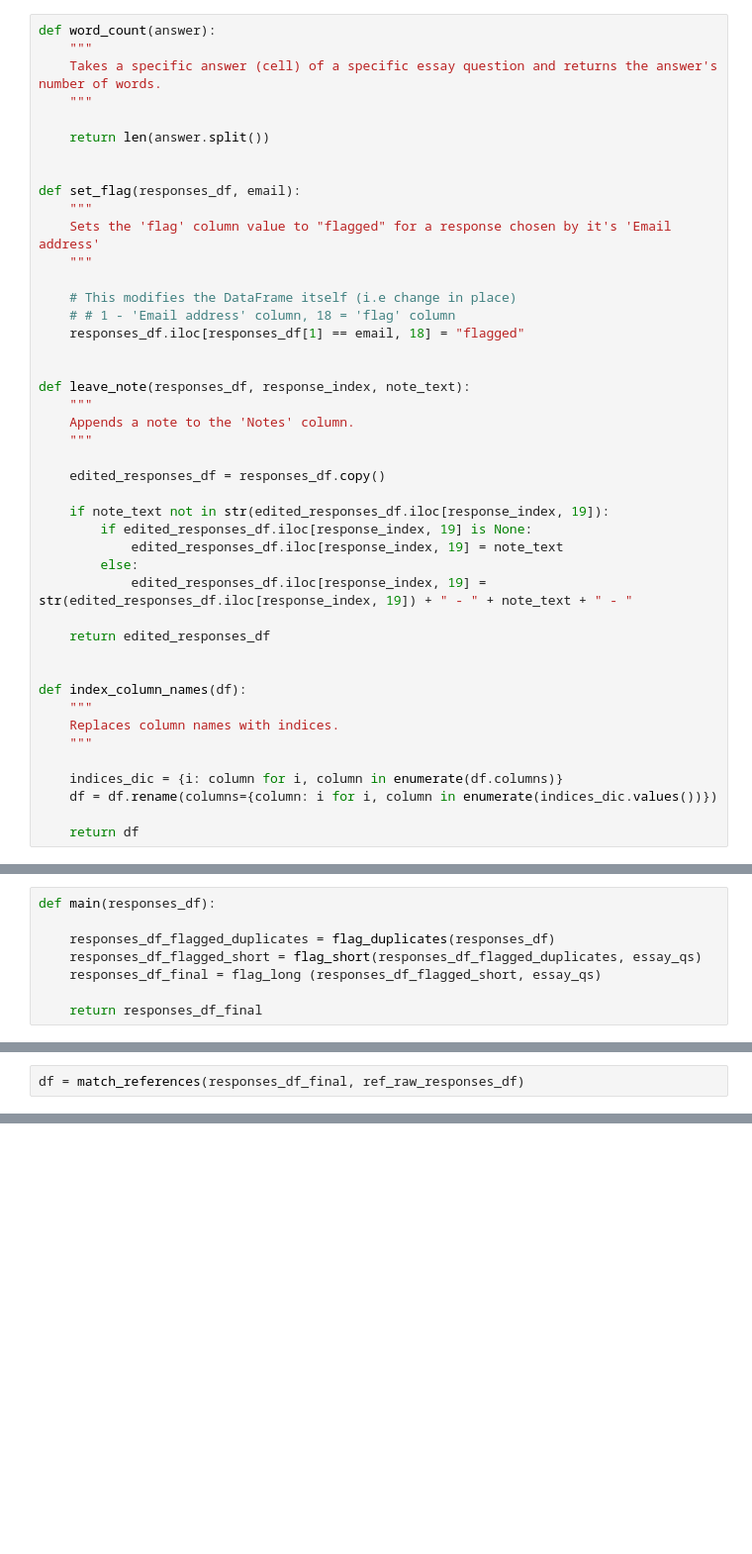
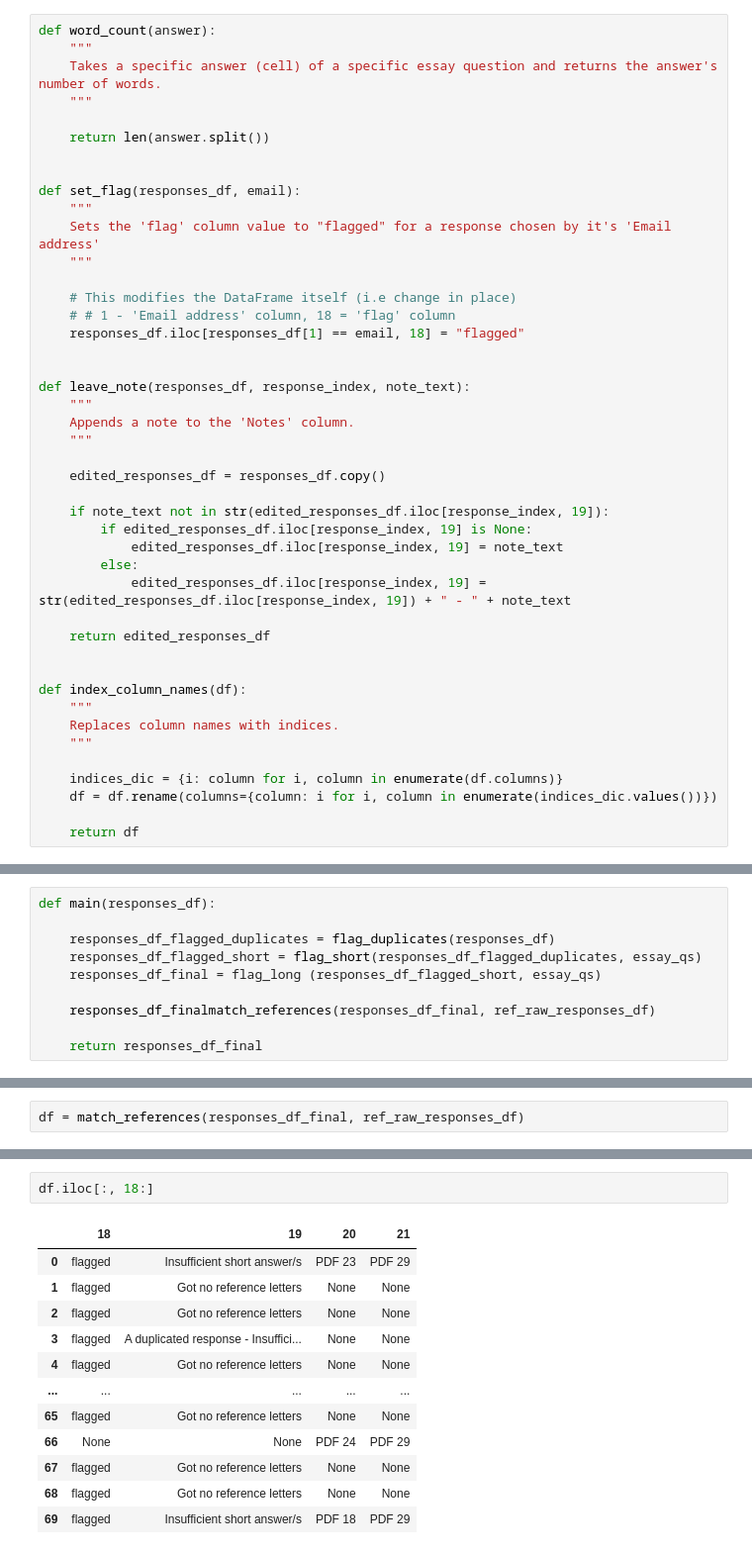
Before and after one commit to trendinafrica/student_selection_process_automation, a Jupyter notebook: main.ipynb, the cells around one changed output, grey strips where cells are left out. Shown: that part at 99% size. Cells and saved outputs as stored; diff of their text form; blank space fills up the shorter version.

```diff
--- a/main.ipynb
+++ b/main.ipynb
@@ -132,7 +137,7 @@ def leave_note(responses_df, response_index, note_text):
         if edited_responses_df.iloc[response_index, 19] is None:
             edited_responses_df.iloc[response_index, 19] = note_text
         else:
-            edited_responses_df.iloc[response_index, 19] = str(edited_responses_df.iloc[response_index, 19]) + " - " + note_text + " - "
+            edited_responses_df.iloc[response_index, 19] = str(edited_responses_df.iloc[response_index, 19]) + " - " + note_text
 
     return edited_responses_df
 
@@ -296,6 +367,8 @@ def main(responses_df):
     responses_df_flagged_short = flag_short(responses_df_flagged_duplicates, essay_qs)
     responses_df_final = flag_long (responses_df_flagged_short, essay_qs)
 
+    responses_df_finalmatch_references(responses_df_final, ref_raw_responses_df)
+
     return responses_df_final
 # %%
 responses_df_final = main(std_responses_df)
@@ -323,0 +377,15 @@ df.iloc[:, 18:20]
+# %%
+df.iloc[:, 18:]
+# %% [output]
+|  | 18 | 19 | 20 | 21 |
+| 0 | flagged | Insufficient short answer/s | PDF 23 | PDF 29 |
+| 1 | flagged | Got no reference letters | None | None |
+| 2 | flagged | Got no reference letters | None | None |
+| 3 | flagged | A duplicated response - Insuffici... | None | None |
+| 4 | flagged | Got no reference letters | None | None |
+| ... | ... | ... | ... | ... |
+| 65 | flagged | Got no reference letters | None | None |
+| 66 | None | None | PDF 24 | PDF 29 |
+| 67 | flagged | Got no reference letters | None | None |
+| 68 | flagged | Got no reference letters | None | None |
+| 69 | flagged | Insufficient short answer/s | PDF 18 | PDF 29 |
```
Also changed, not shown: parts of 8 cells of this notebook, 2 other files.
